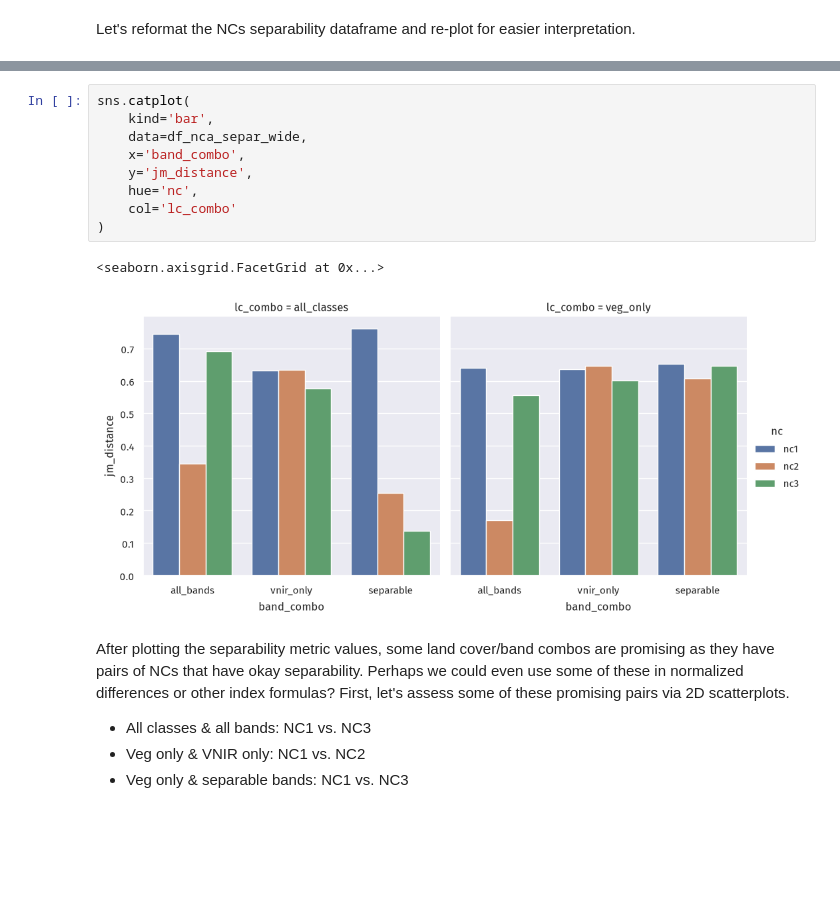
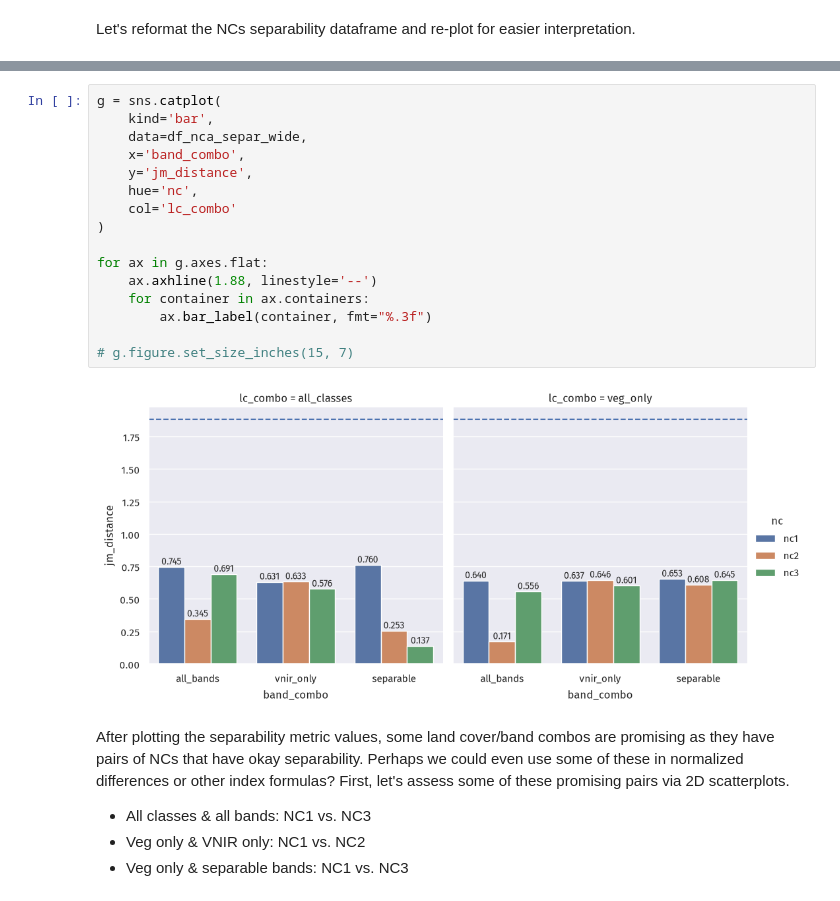
Before and after one commit to jeromemaiquez/gms-ir-mangrove-seagrass-surigao, a Jupyter notebook: main.ipynb, the cells around one changed output, grey strips where cells are left out. Cells and saved outputs as stored; diff of their text form; blank space fills up the shorter version.

```diff
--- a/main.ipynb
+++ b/main.ipynb
@@ -1043,17 +1083,23 @@ df_nca_separ_wide
 | 16 | veg_only | separable | nc2 | 0.635591 | 0.607913 |
 | 17 | veg_only | separable | nc3 | 0.682438 | 0.645269 |
 # %%
-sns.catplot(
+g = sns.catplot(
     kind='bar',
     data=df_nca_separ_wide,
     x='band_combo',
     y='jm_distance',
     hue='nc',
     col='lc_combo'
 )
+
+for ax in g.axes.flat:
+    ax.axhline(1.88, linestyle='--')
+    for container in ax.containers:
+        ax.bar_label(container, fmt="%.3f")
+
+# g.figure.set_size_inches(15, 7)
 # %% [output]
-<seaborn.axisgrid.FacetGrid at 0x...>
-[figure, old version]
+[figure, new version]
 # %% [markdown]
 After plotting the separability metric values, some land cover/band combos are promising as they have pairs of NCs that have okay separability. Perhaps we could even use some of these in normalized differences or other index formulas? First, let's assess some of these promising pairs via 2D scatterplots.
 - All classes & all bands: NC1 vs. NC3
```
Also changed, not shown: parts of 13 cells of this notebook.
